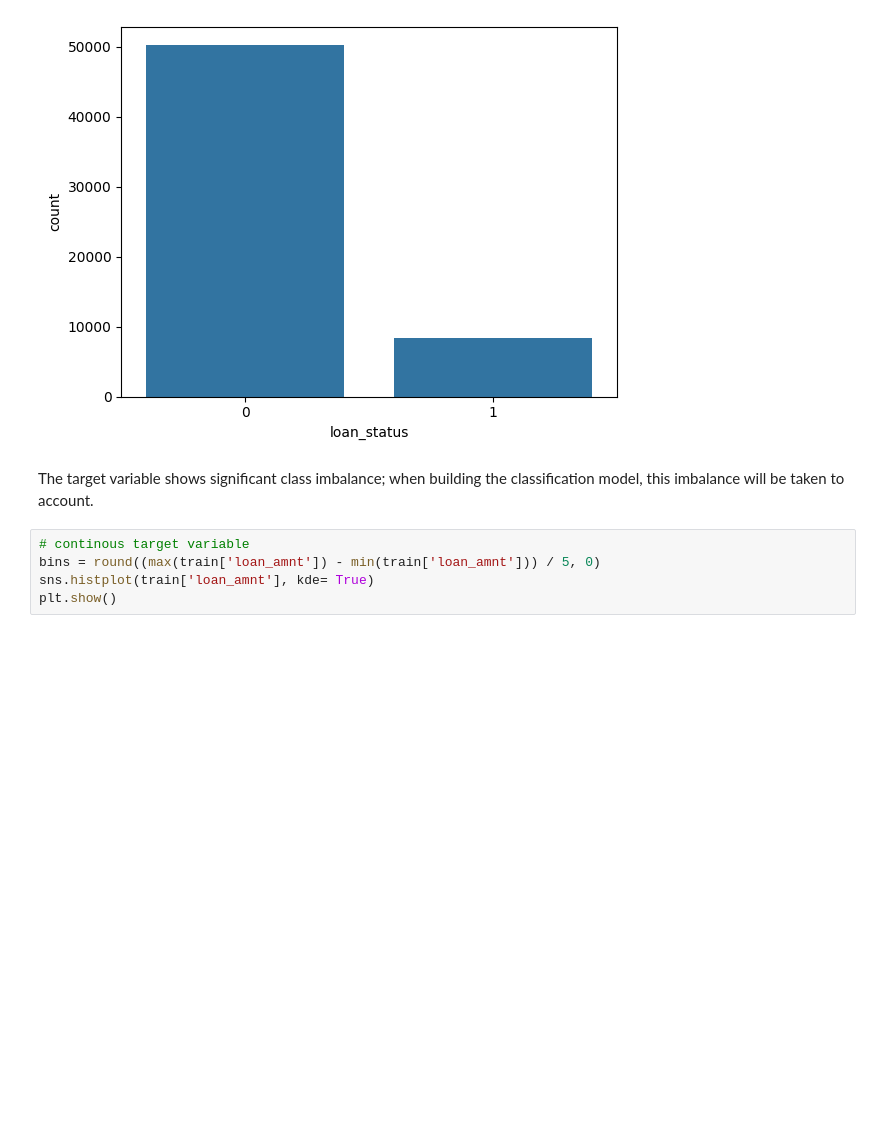
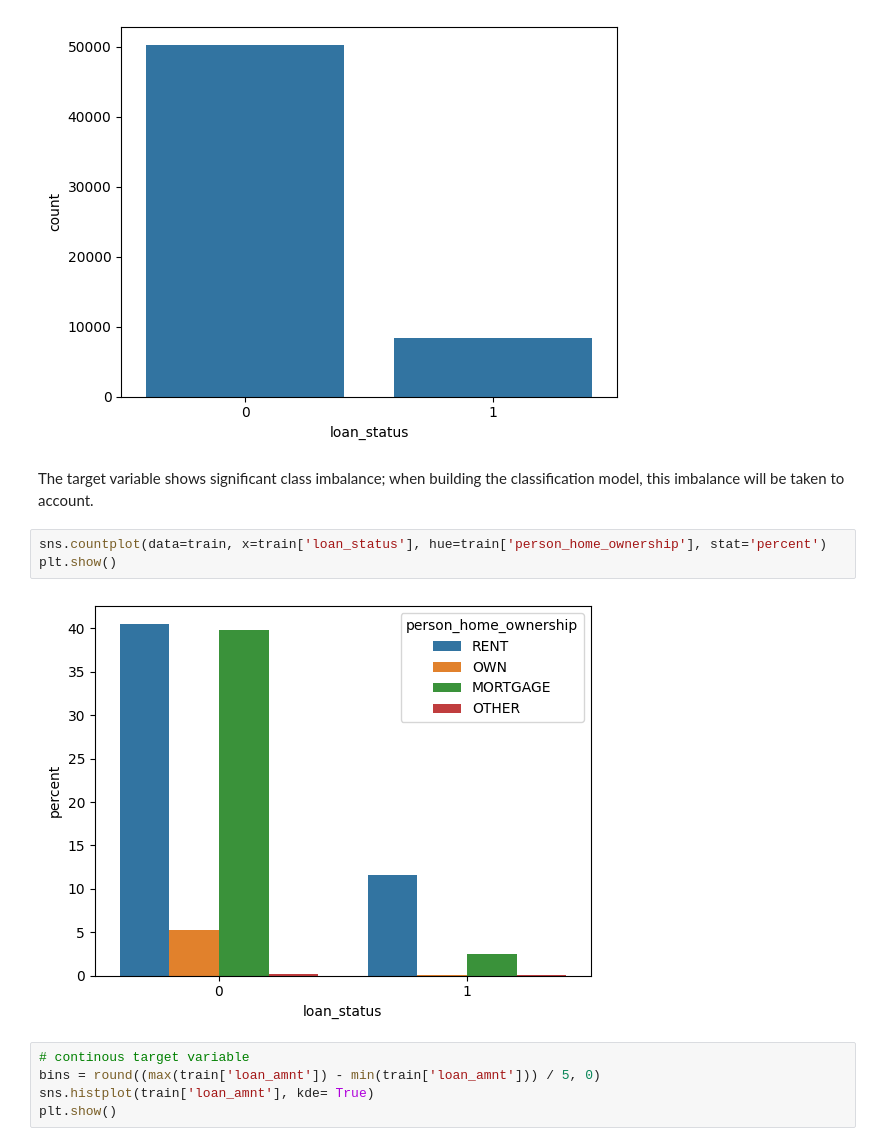
Before and after one commit to Morris-mk/Loan_Approval_Predictor, a Jupyter notebook: project.ipynb, the cells around one changed output. Saved outputs shown, nothing was run; the diff lists cells and outputs as text; blank space fills up the shorter version.

```diff
--- a/project.ipynb
+++ b/project.ipynb
@@ -333,6 +327,11 @@ plt.show()
 [figure]
 # %% [markdown]
 The target variable shows significant class imbalance; when building the classification model, this imbalance will be taken to account.
+# %%
+sns.countplot(data=train, x=train['loan_status'], hue=train['person_home_ownership'], stat='percent')
+plt.show()
+# %% [output]
+[figure, added]
 # %%
 # continous target variable
 bins = round((max(train['loan_amnt']) - min(train['loan_amnt'])) / 5, 0)
```
Also changed, not shown: parts of 18 cells of this notebook.
